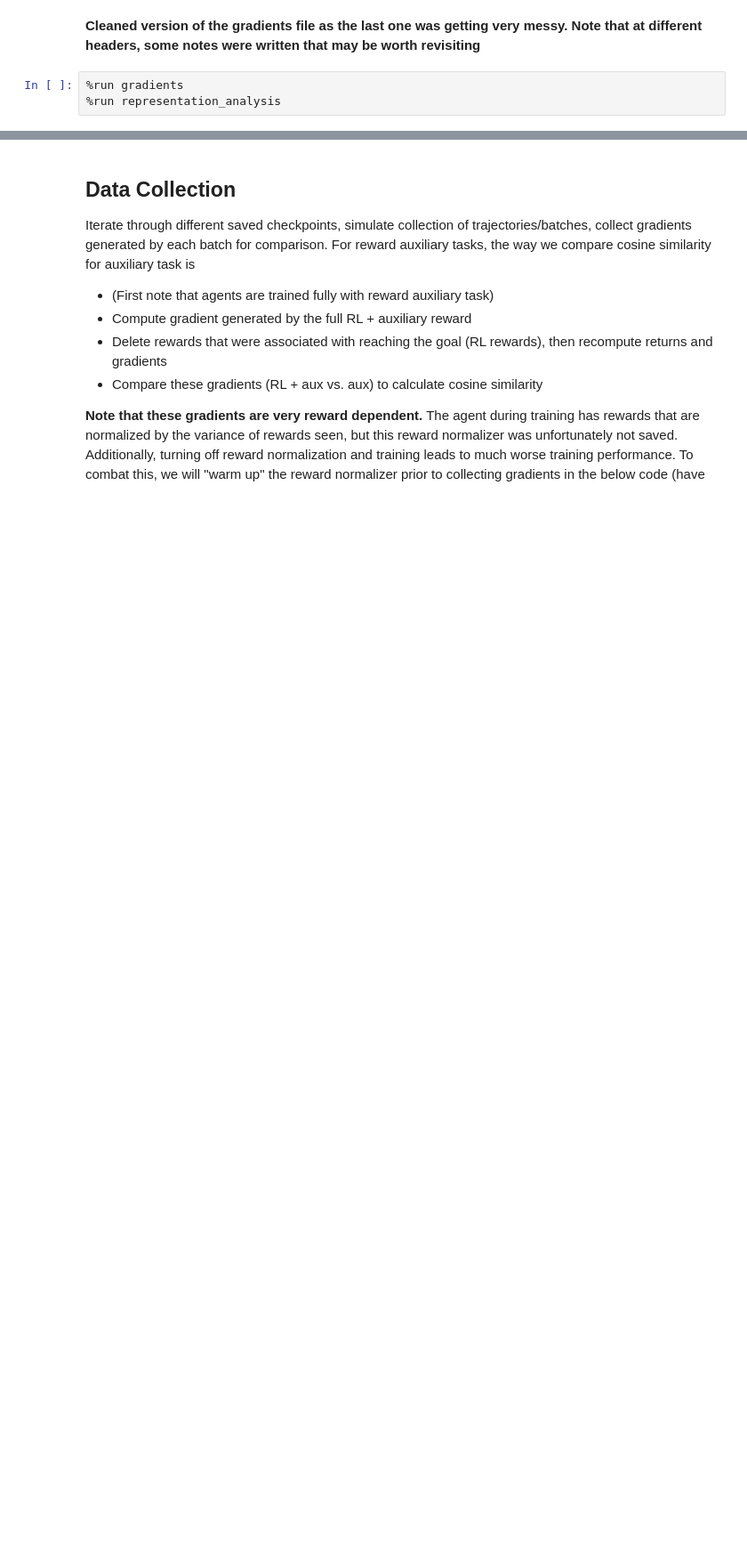
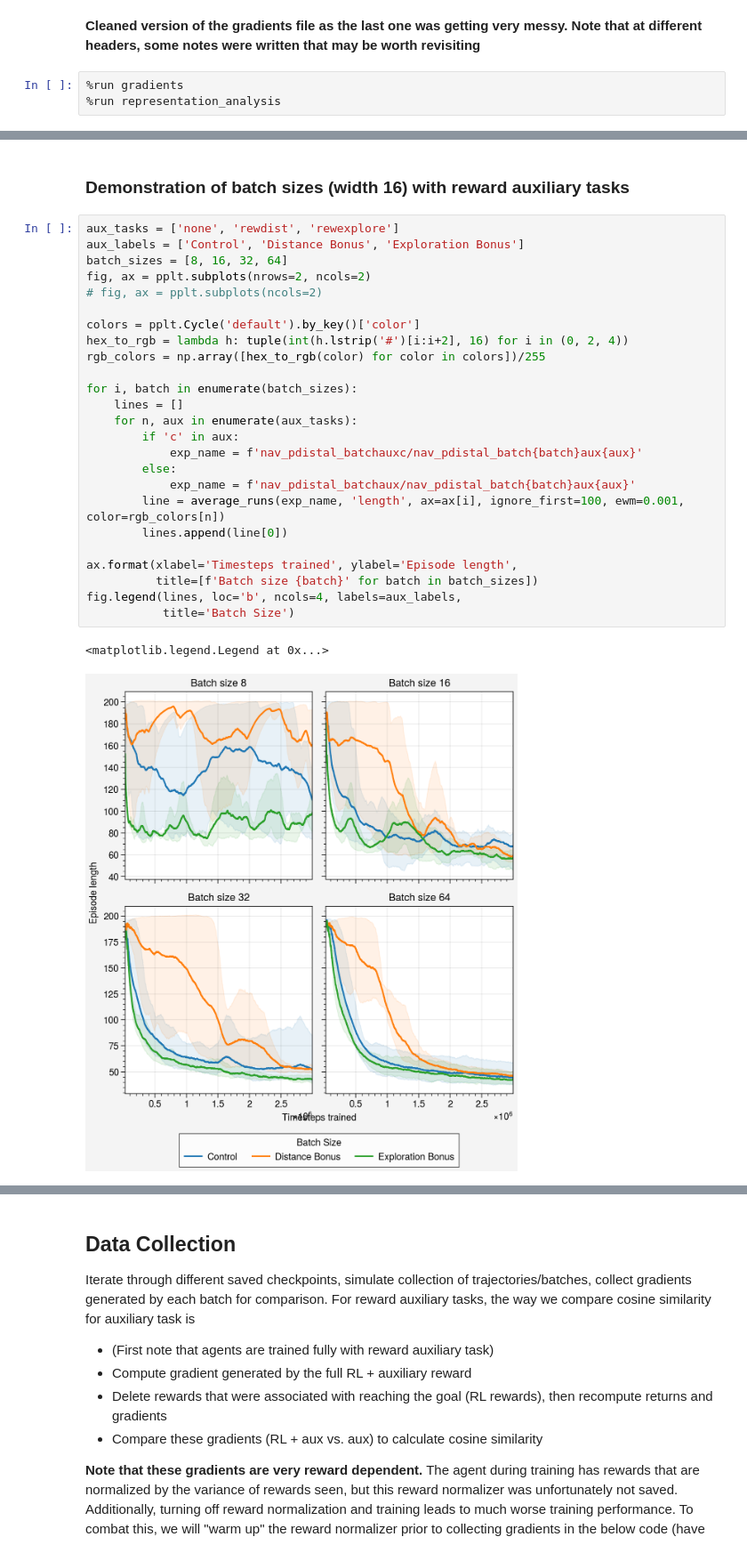
Before and after one commit to liuandrew/training-rl-algo, a Jupyter notebook: write_and_test/gradients_cleaned.ipynb, the cells around one changed output, grey strips where cells are left out. Shown at 89% size. Saved outputs shown, nothing was run; the diff lists cells and outputs as text; blank space fills up the shorter version.

```diff
--- a/write_and_test/gradients_cleaned.ipynb
+++ b/write_and_test/gradients_cleaned.ipynb
@@ -6,2 +13,32 @@
+# %% [markdown]
+### Demonstration of batch sizes (width 16) with reward auxiliary tasks
+# %%
+aux_tasks = ['none', 'rewdist', 'rewexplore']
+aux_labels = ['Control', 'Distance Bonus', 'Exploration Bonus']
+batch_sizes = [8, 16, 32, 64]
+fig, ax = pplt.subplots(nrows=2, ncols=2)
+# fig, ax = pplt.subplots(ncols=2)
+
+colors = pplt.Cycle('default').by_key()['color']
+hex_to_rgb = lambda h: tuple(int(h.lstrip('#')[i:i+2], 16) for i in (0, 2, 4))
+rgb_colors = np.array([hex_to_rgb(color) for color in colors])/255
+
+for i, batch in enumerate(batch_sizes):
+    lines = []
+    for n, aux in enumerate(aux_tasks):
+        if 'c' in aux:
+            exp_name = f'nav_pdistal_batchauxc/nav_pdistal_batch{batch}aux{aux}'
+        else:
+            exp_name = f'nav_pdistal_batchaux/nav_pdistal_batch{batch}aux{aux}'
+        line = average_runs(exp_name, 'length', ax=ax[i], ignore_first=100, ewm=0.001, color=rgb_colors[n])
+        lines.append(line[0])
+
+ax.format(xlabel='Timesteps trained', ylabel='Episode length',
+          title=[f'Batch size {batch}' for batch in batch_sizes])
+fig.legend(lines, loc='b', ncols=4, labels=aux_labels,
+           title='Batch Size')
+# %% [output]
+<matplotlib.legend.Legend at 0x...>
+[figure, added]
 # %% [markdown]
 # Reward Auxiliary Tasks
```
Also changed, not shown: parts of 7 cells of this notebook, 4 other files.
